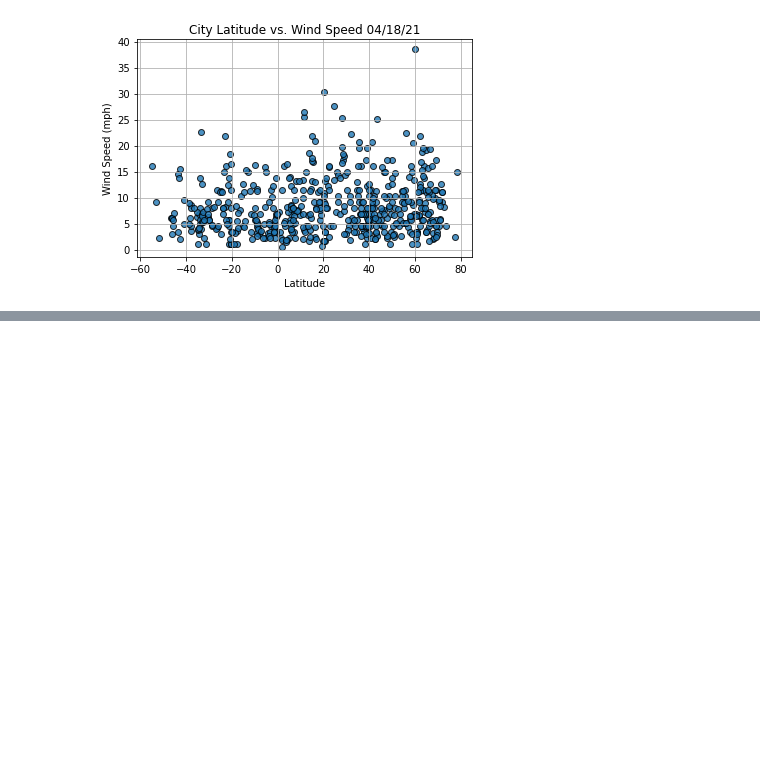
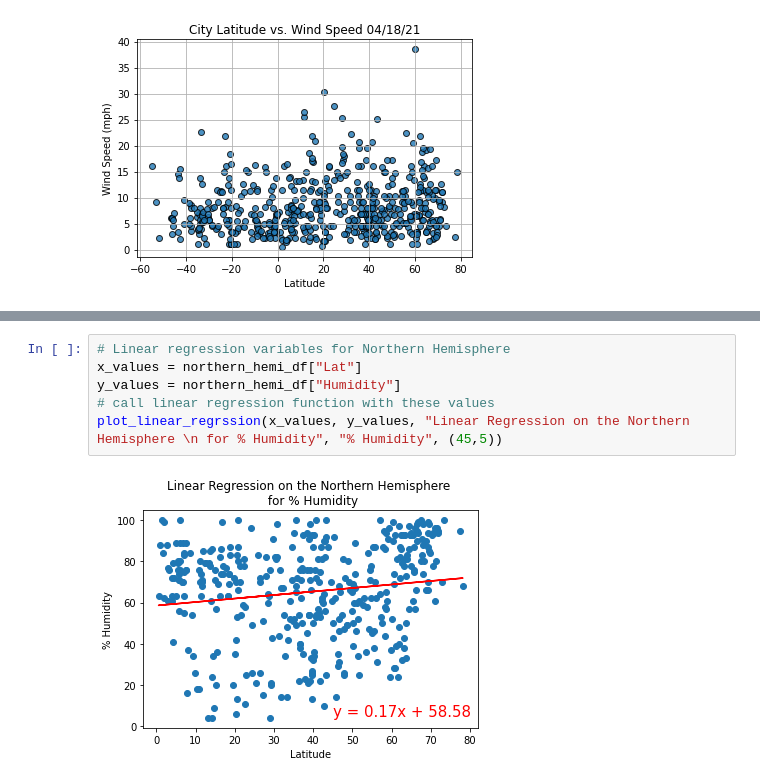
Before and after one commit to iiiGraham/World_Weather_Analysis, a Jupyter notebook: WeatherPy.ipynb, the cells around one changed output, grey strips where cells are left out. Drawn from its saved outputs; the diff is of its cells as text; blank space fills up the shorter version.

```diff
--- a/WeatherPy.ipynb
+++ b/WeatherPy.ipynb
@@ -231,0 +284,8 @@ plt.show()
+# %%
+# Linear regression variables for Northern Hemisphere
+x_values = northern_hemi_df["Lat"]
+y_values = northern_hemi_df["Humidity"]
+# call linear regression function with these values
+plot_linear_regrssion(x_values, y_values, "Linear Regression on the Northern Hemisphere \n for % Humidity", "% Humidity", (45,5))
+# %% [output]
+[figure, added]
```
Also changed, not shown: parts of 10 cells of this notebook.
